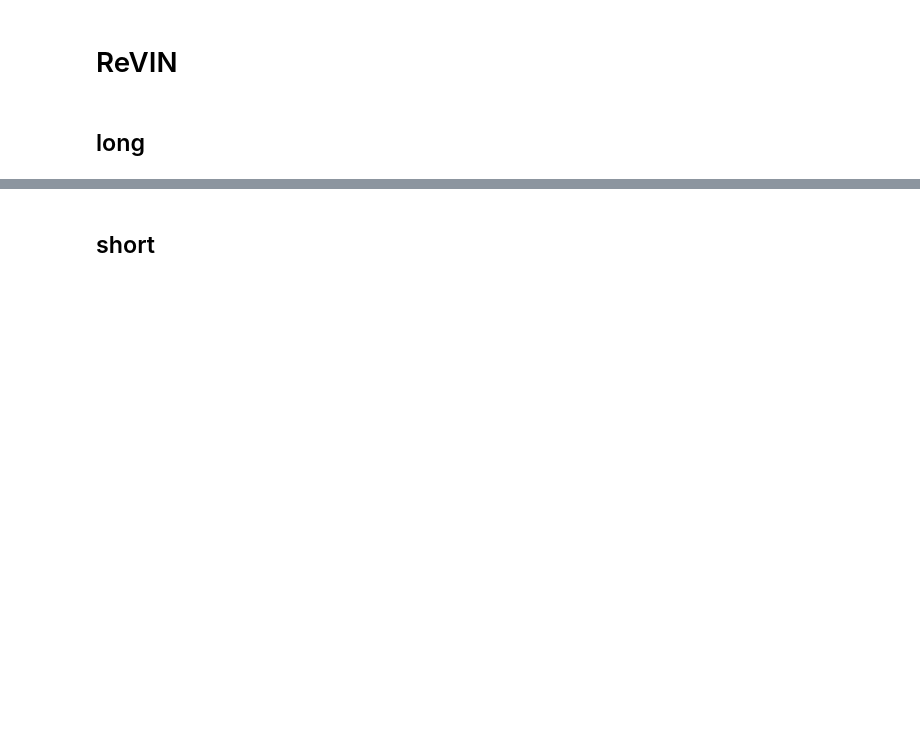
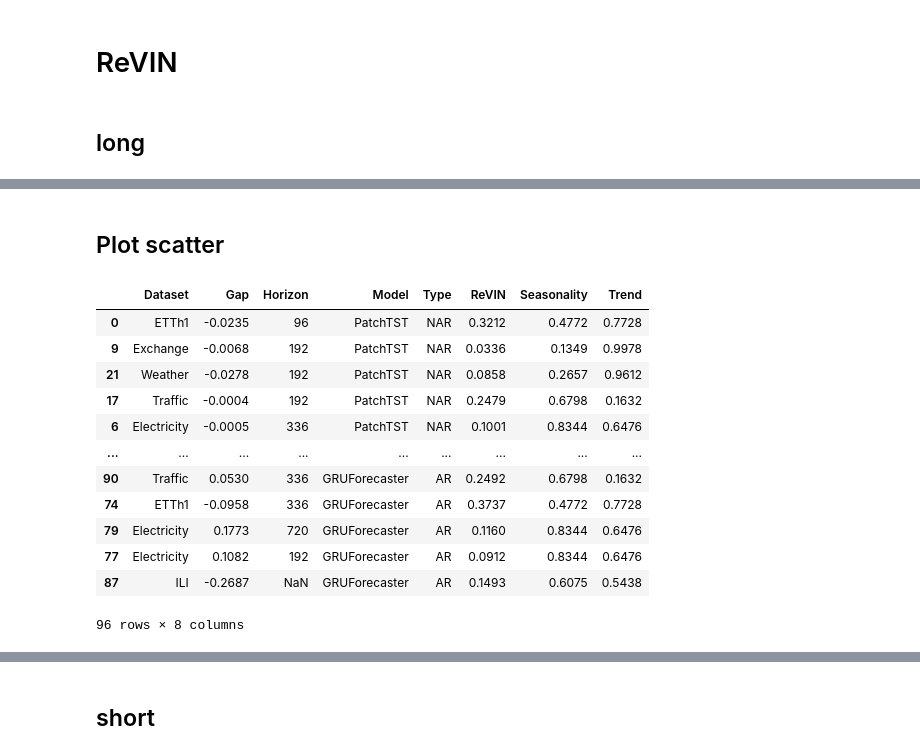
Before and after one commit to imJiawen/ProbTS, a Jupyter notebook: analysis/rebuttal_analysis.ipynb, the cells around one changed output, grey strips where cells are left out. Saved outputs shown, nothing was run; the diff lists cells and outputs as text; code cells hidden in the pictures; blank space fills up the shorter version.

```diff
--- a/analysis/rebuttal_analysis.ipynb
+++ b/analysis/rebuttal_analysis.ipynb
@@ -426,0 +403,2 @@ dataset & pred hor. &  &  &  &  &  &  &  &  &  &  &  &  &  &  &  \\
+# %% [markdown]
+## Plot scatter
@@ -426,0 +455,16 @@ dataset & pred hor. &  &  &  &  &  &  &  &  &  &  &  &  &  &  &  \\
+# %%
+sort_norm_res
+# %% [output]
+|  | Dataset | Gap | Horizon | Model | Type | ReVIN | Seasonality | Trend |
+| 0 | ETTh1 | -0.0235 | 96 | PatchTST | NAR | 0.3212 | 0.4772 | 0.7728 |
+| 9 | Exchange | -0.0068 | 192 | PatchTST | NAR | 0.0336 | 0.1349 | 0.9978 |
+| 21 | Weather | -0.0278 | 192 | PatchTST | NAR | 0.0858 | 0.2657 | 0.9612 |
+| 17 | Traffic | -0.0004 | 192 | PatchTST | NAR | 0.2479 | 0.6798 | 0.1632 |
+| 6 | Electricity | -0.0005 | 336 | PatchTST | NAR | 0.1001 | 0.8344 | 0.6476 |
+| ... | ... | ... | ... | ... | ... | ... | ... | ... |
+| 90 | Traffic | 0.0530 | 336 | GRUForecaster | AR | 0.2492 | 0.6798 | 0.1632 |
+| 74 | ETTh1 | -0.0958 | 336 | GRUForecaster | AR | 0.3737 | 0.4772 | 0.7728 |
+| 79 | Electricity | 0.1773 | 720 | GRUForecaster | AR | 0.1160 | 0.8344 | 0.6476 |
+| 77 | Electricity | 0.1082 | 192 | GRUForecaster | AR | 0.0912 | 0.8344 | 0.6476 |
+| 87 | ILI | -0.2687 | NaN | GRUForecaster | AR | 0.1493 | 0.6075 | 0.5438 |
+96 rows × 8 columns
```
Also changed, not shown: parts of 12 cells of this notebook, 2 other files.
